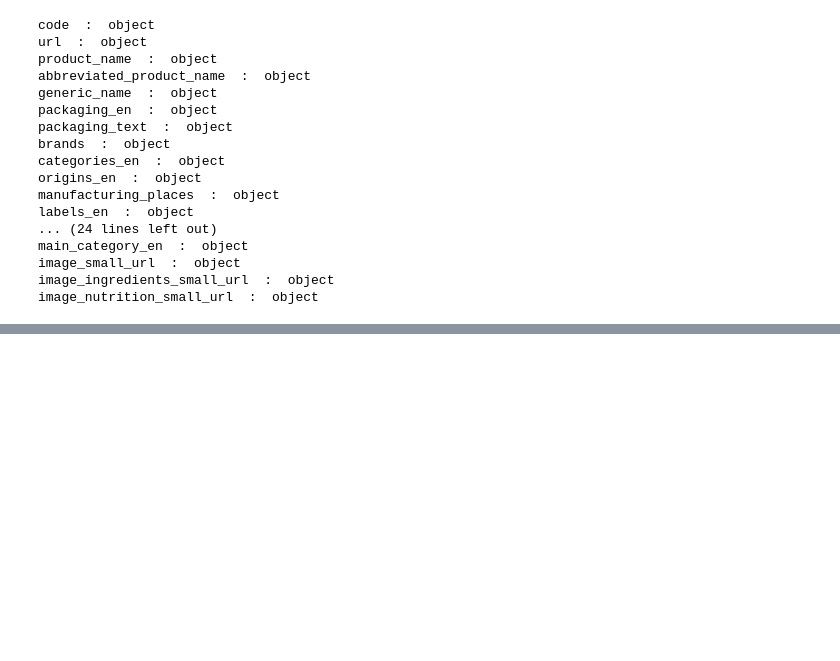
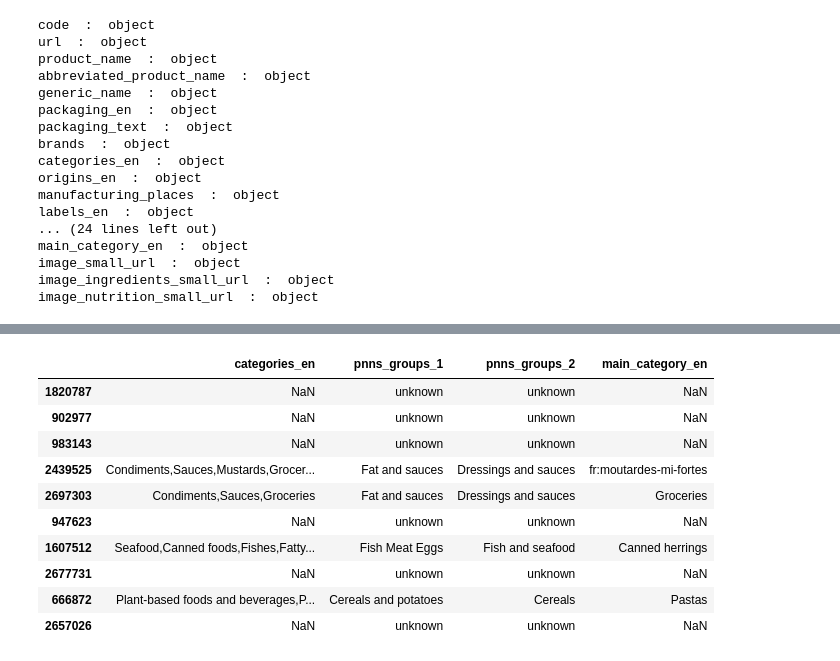
Before and after one commit to guillaumechupe/OpenFoodFact_Cluster, a Jupyter notebook: Outliers.ipynb, the cells around one changed output, grey strips where cells are left out. Cells and saved outputs as stored; diff of their text form; code cells hidden in the pictures; blank space fills up the shorter version.

```diff
--- a/Outliers.ipynb
+++ b/Outliers.ipynb
@@ -173,0 +222,7 @@ from def_outliers import handle_outliers
+# %%
+for i in range(len(sigma_features)):
+    col = sigma_features[i]
+    threshold = (median[i] + 5*sigma[i])
+    print('{:30}: suppression de la ligne si valeur > {}'.format(col, round(threshold,3)))
+    mask = df[col] > threshold
+    df = df.drop(df[mask].index)
@@ -216,0 +278,14 @@ df.select_dtypes(exclude=['number'])
+# %%
+df[['categories_en','pnns_groups_1','pnns_groups_2','main_category_en',]].sample(10)
+# %% [output]
+|  | categories_en | pnns_groups_1 | pnns_groups_2 | main_category_en |
+| 1820787 | NaN | unknown | unknown | NaN |
+| 902977 | NaN | unknown | unknown | NaN |
+| 983143 | NaN | unknown | unknown | NaN |
+| 2439525 | Condiments,Sauces,Mustards,Grocer... | Fat and sauces | Dressings and sauces | fr:moutardes-mi-fortes |
+| 2697303 | Condiments,Sauces,Groceries | Fat and sauces | Dressings and sauces | Groceries |
+| 947623 | NaN | unknown | unknown | NaN |
+| 1607512 | Seafood,Canned foods,Fishes,Fatty... | Fish Meat Eggs | Fish and seafood | Canned herrings |
+| 2677731 | NaN | unknown | unknown | NaN |
+| 666872 | Plant-based foods and beverages,P... | Cereals and potatoes | Cereals | Pastas |
+| 2657026 | NaN | unknown | unknown | NaN |
```
Also changed, not shown: parts of 34 cells of this notebook, 1 other file.
